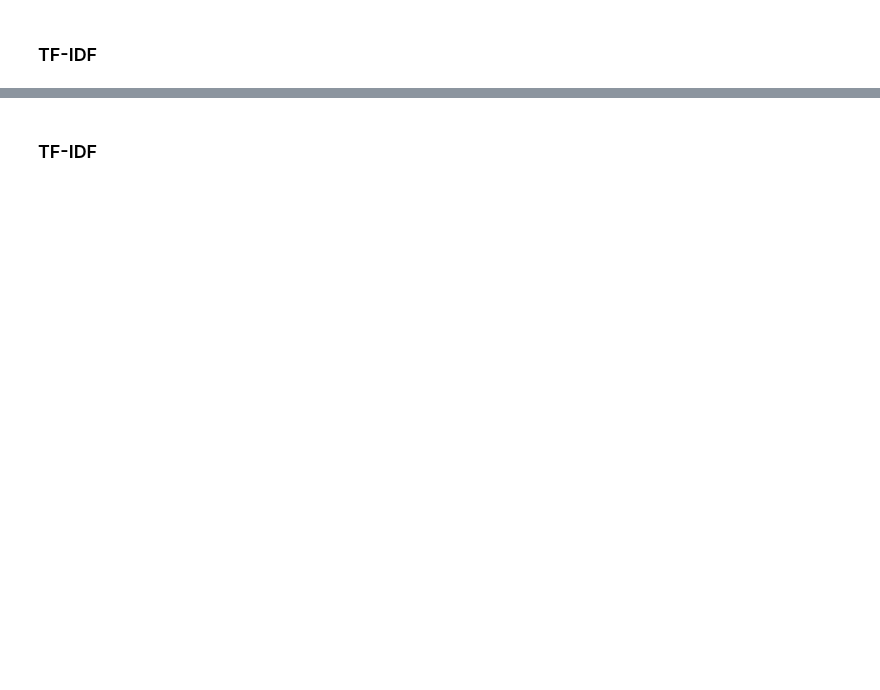
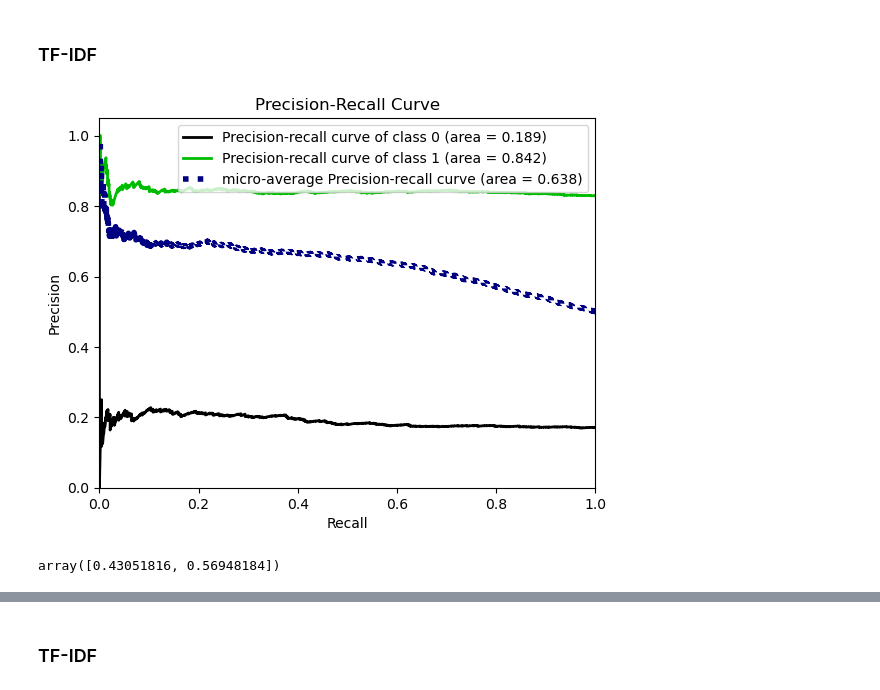
Before and after one commit to WaadAlharthi/ML_Portfolio, a Jupyter notebook: NLP_Sentiment_Analysis_Project.ipynb, the cells around one changed output, grey strips where cells are left out. Saved outputs shown, nothing was run; the diff lists cells and outputs as text; code cells hidden in the pictures; blank space fills up the shorter version.

```diff
--- a/NLP_Sentiment_Analysis_Project.ipynb
+++ b/NLP_Sentiment_Analysis_Project.ipynb
@@ -525,2 +621,7 @@ In the next step we create a numerical feature vector for each document:
 # %% [markdown]
 ### TF-IDF
+# %%
+tf_idf_vectorizer = TfidfVectorizer(preprocessor=preprocess_text, min_df=3, max_features=2000)
+X_train_tf_idf = tf_idf_vectorizer.fit_transform(X_train)
+X_val_tf_idf = tf_idf_vectorizer.fit_transform(X_val)
+X_test_tf_idf = tf_idf_vectorizer.transform(X_test)
@@ -533,2 +741,17 @@ In the next step we create a numerical feature vector for each document:
 # %% [markdown]
 ### TF-IDF
+# %%
+model_2 = LogisticRegression(C=0.1, max_iter=400, class_weight="balanced")
+
+model_2.fit(X_train_tf_idf, y_train)
+
+y_val_pred = model_2.predict_proba(X_val_tf_idf)
+
+plot_precision_recall(y_val, y_val_pred)
+plt.show();
+# %% [output]
+[figure, added]
+# %%
+y_val_pred[0]
+# %% [output]
+array([0.43051816, 0.56948184])
```
Also changed, not shown: parts of 54 cells of this notebook.
